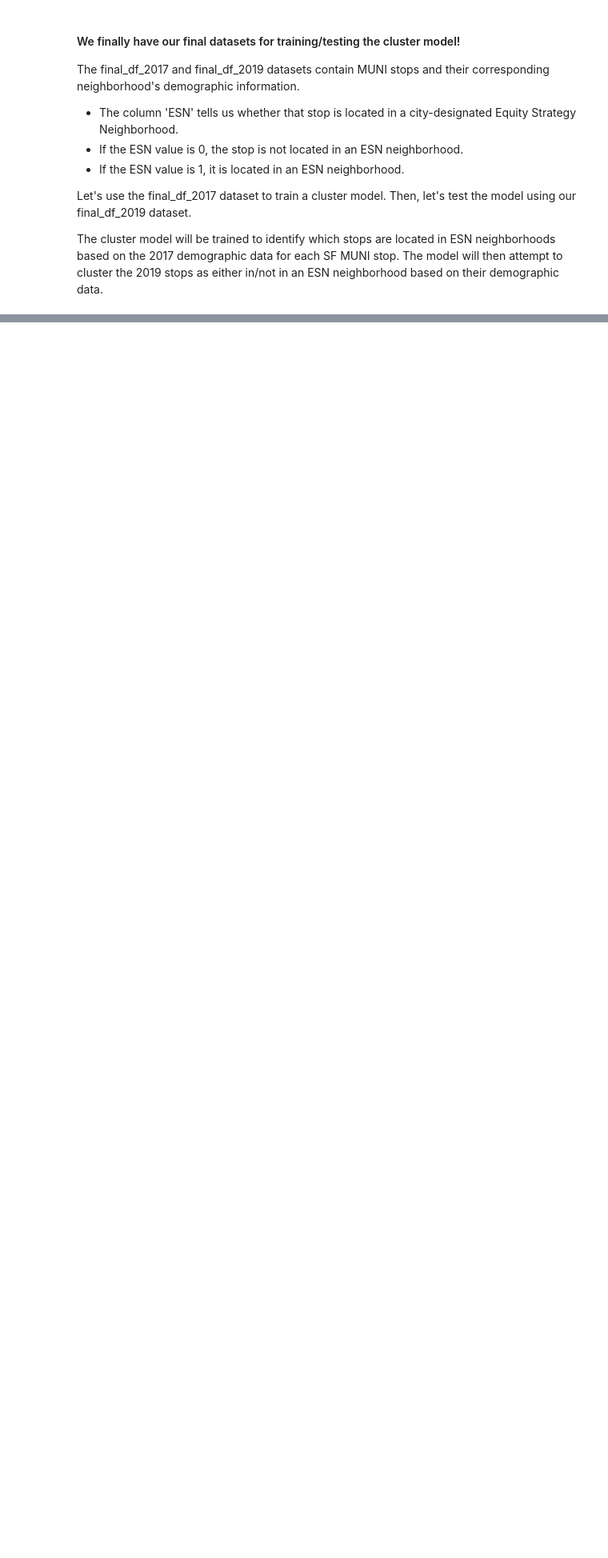
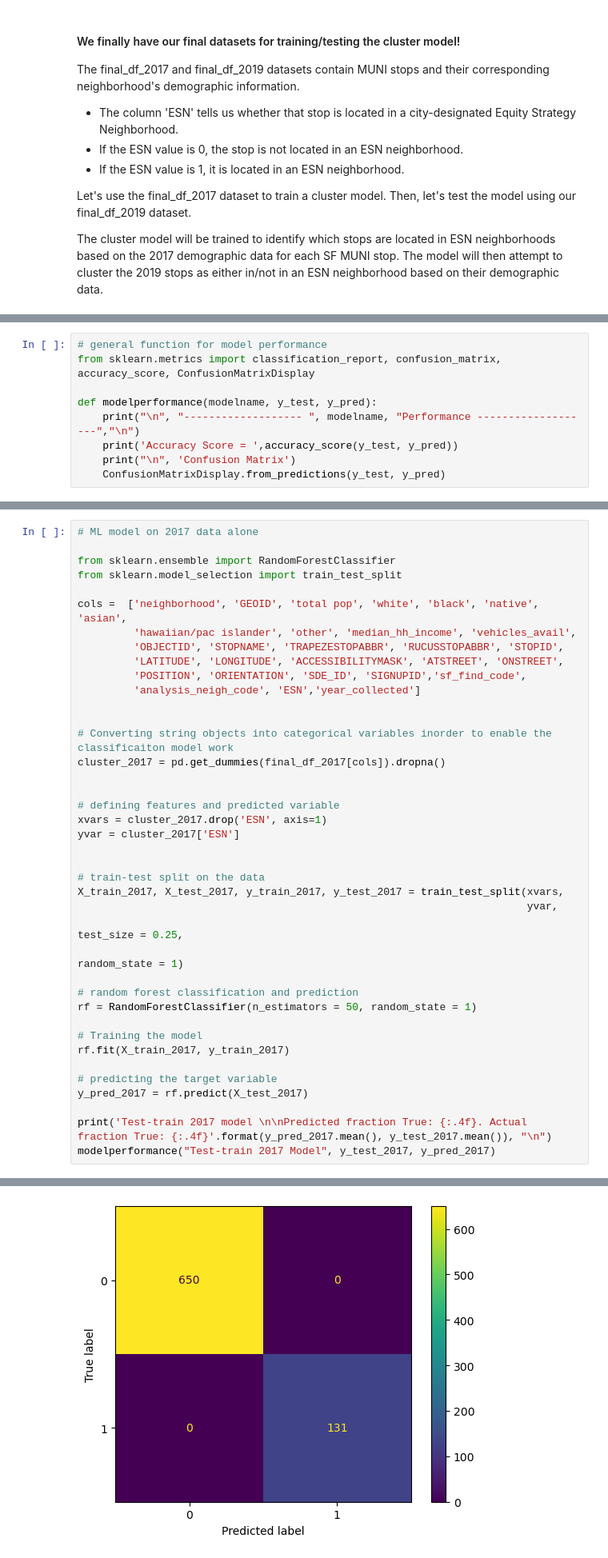
Before and after one commit to chnvd/uds_mayachai, a Jupyter notebook: Project Presentation.ipynb, the cells around one changed output, grey strips where cells are left out. Shown at 80% size. Saved outputs shown, nothing was run; the diff lists cells and outputs as text; blank space fills up the shorter version.

```diff
--- a/Project Presentation.ipynb
+++ b/Project Presentation.ipynb
@@ -345,0 +360,9 @@ If the model does not successfully cluster the same MUNI stops in 2019 beloning
+# %%
+# general function for model performance
+from sklearn.metrics import classification_report, confusion_matrix, accuracy_score, ConfusionMatrixDisplay
+
+def modelperformance(modelname, y_test, y_pred):
+    print("\n", "------------------- ", modelname, "Performance -------------------","\n")
+    print('Accuracy Score = ',accuracy_score(y_test, y_pred))
+    print("\n", 'Confusion Matrix')
+    ConfusionMatrixDisplay.from_predictions(y_test, y_pred)
@@ -345,0 +401,41 @@ If the model does not successfully cluster the same MUNI stops in 2019 beloning
+# %%
+# ML model on 2017 data alone
+
+from sklearn.ensemble import RandomForestClassifier
+from sklearn.model_selection import train_test_split
+
+cols =  ['neighborhood', 'GEOID', 'total pop', 'white', 'black', 'native', 'asian',
+         'hawaiian/pac islander', 'other', 'median_hh_income', 'vehicles_avail',
+         'OBJECTID', 'STOPNAME', 'TRAPEZESTOPABBR', 'RUCUSSTOPABBR', 'STOPID',
+         'LATITUDE', 'LONGITUDE', 'ACCESSIBILITYMASK', 'ATSTREET', 'ONSTREET',
+         'POSITION', 'ORIENTATION', 'SDE_ID', 'SIGNUPID','sf_find_code',
+         'analysis_neigh_code', 'ESN','year_collected']
+
+
+# Converting string objects into categorical variables inorder to enable the classificaiton model work
+cluster_2017 = pd.get_dummies(final_df_2017[cols]).dropna()
+
+
+# defining features and predicted variable
+xvars = cluster_2017.drop('ESN', axis=1)
+yvar = cluster_2017['ESN']
+
+
+# train-test split on the data
+X_train_2017, X_test_2017, y_train_2017, y_test_2017 = train_test_split(xvars,
+                                                                        yvar,
+                                                                        test_size = 0.25,
+                                                                        random_state = 1)
+
+# random forest classification and prediction
+rf = RandomForestClassifier(n_estimators = 50, random_state = 1)
+
+# Training the model
+rf.fit(X_train_2017, y_train_2017)
+
+# predicting the target variable
+y_pred_2017 = rf.predict(X_test_2017)
+
+print('Test-train 2017 model \n\nPredicted fraction True: {:.4f}. Actual fraction True: {:.4f}'.format(y_pred_2017.mean(), y_test_2017.mean()), "\n")
+modelperformance("Test-train 2017 Model", y_test_2017, y_pred_2017)
+# %% [output]
@@ -345,0 +452 @@ If the model does not successfully cluster the same MUNI stops in 2019 beloning
+[figure, added]
```
Also changed, not shown: parts of 23 cells of this notebook, 7 other files.
